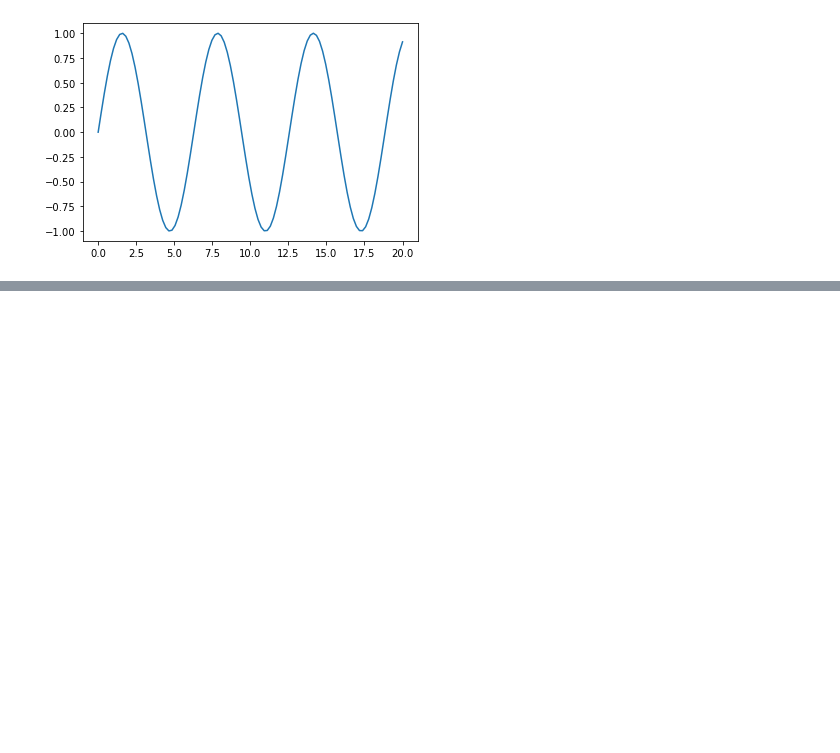
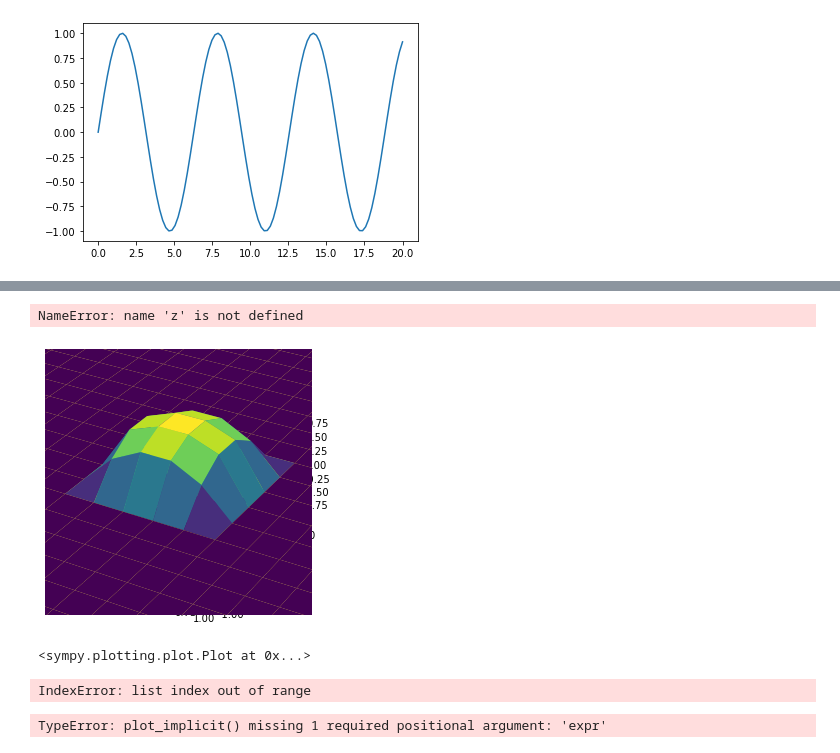
Before and after one commit to data-pata/linalg-proj, a Jupyter notebook: helloworld.ipynb, the cells around one changed output, grey strips where cells are left out. Saved outputs shown, nothing was run; the diff lists cells and outputs as text; code cells hidden in the pictures; blank space fills up the shorter version.

```diff
--- a/helloworld.ipynb
+++ b/helloworld.ipynb
@@ -8,0 +95,42 @@ plt.show()
+# %%
+from sympy.plotting import plot, plot3d
+# sp.symbols('x y')
+solution_interval = sp.solve([z - sp.sqrt(x**2 + y**2), x**2 + y**2 + z**2 - 1],x)
+plot3d(solution_interval[0],solution_interval[1])
+print(solution_interval)
+# %% [output]
+NameError: name 'z' is not defined
+# %%
+from sympy.plotting import plot, plot3d
+x,y,z = sp.symbols('x y z')
+solution_interval = sp.solve([z - sp.sqrt(x**2 + y**2), x**2 + y**2 + z**2 - 1],x)
+plot3d(solution_interval[0],solution_interval[1],xlim=(-1,1),ylim=(-1,1))
+# print(solution_interval)
+# %% [output]
+[figure, added]
+<sympy.plotting.plot.Plot at 0x...>
+# %%
+from sympy.plotting import plot, plot3d, plot_implicit, plot3d_parametric_surface
+x,y,z = sp.symbols('x y z')
+z1 = sp.sqrt(x**2+y**2) # lfs >= rhs
+z2 = sp.sqrt(1-x**2-y**2) # lfs <= rhs
+# solution_interval = sp.solve([z - sp.sqrt(x**2 + y**2), x**2 + y**2 + z**2 - 1],x)
+# plot3d(solution_interval[0],solution_interval[1],size=(7,7))
+# plot3d(solution_interval[0],solution_interval[1],xlim=(-1,1),ylim=(-1,1))
+# print(solution_interval)
+plot_implicit(solution_interval[0])
+# %% [output]
+IndexError: list index out of range
+# %%
+from sympy.plotting import plot, plot3d
+x, y = sp.symbols('x, y')
+z1 = sp.sqrt(x**2+y**2) # lfs >= rhs
+z2 = sp.sqrt(1-x**2-y**2) # lfs <= rhs
+pl = sp.plot_implicit()
+p1 = plot3d(z1, show=False,size=(7,7), label="z1")
+p2 = plot3d(z2, show=False)
+p1.append(p2[0])
+# plot3d(z2,z1,(x,-1,1),(y,-1,1))
+# p1.show()
+# %% [output]
+TypeError: plot_implicit() missing 1 required positional argument: 'expr'
```
Also changed, not shown: parts of 15 cells of this notebook, 4 other files.
